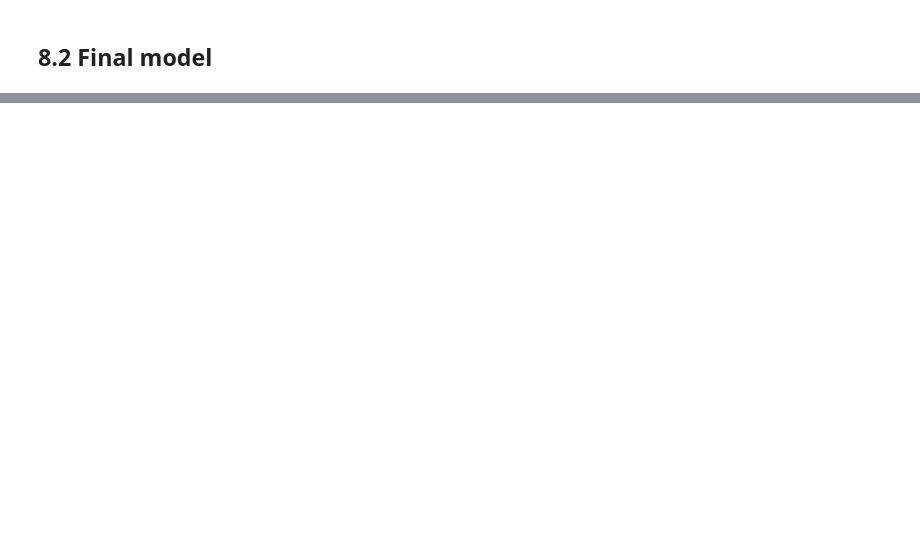
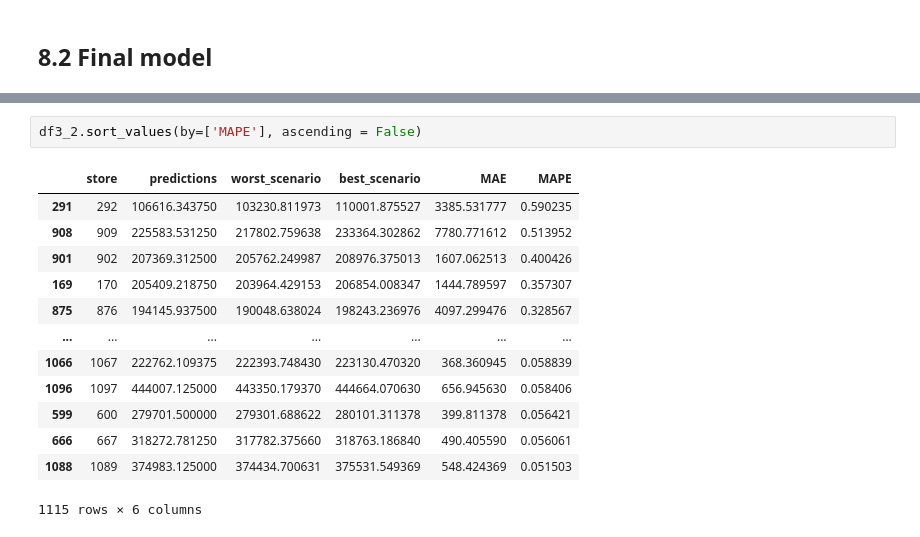
Before and after one commit to PedroPauloMR/ds_em_producao, a Jupyter notebook: main.ipynb, the cells around one changed output, grey strips where cells are left out. Saved outputs shown, nothing was run; the diff lists cells and outputs as text; blank space fills up the shorter version.

```diff
--- a/main.ipynb
+++ b/main.ipynb
@@ -1254,0 +1298,16 @@ xg_result_tuned
+# %%
+df3_2.sort_values(by=['MAPE'], ascending = False)
+# %% [output]
+|  | store | predictions | worst_scenario | best_scenario | MAE | MAPE |
+| 291 | 292 | 106616.343750 | 103230.811973 | 110001.875527 | 3385.531777 | 0.590235 |
+| 908 | 909 | 225583.531250 | 217802.759638 | 233364.302862 | 7780.771612 | 0.513952 |
+| 901 | 902 | 207369.312500 | 205762.249987 | 208976.375013 | 1607.062513 | 0.400426 |
+| 169 | 170 | 205409.218750 | 203964.429153 | 206854.008347 | 1444.789597 | 0.357307 |
+| 875 | 876 | 194145.937500 | 190048.638024 | 198243.236976 | 4097.299476 | 0.328567 |
+| ... | ... | ... | ... | ... | ... | ... |
+| 1066 | 1067 | 222762.109375 | 222393.748430 | 223130.470320 | 368.360945 | 0.058839 |
+| 1096 | 1097 | 444007.125000 | 443350.179370 | 444664.070630 | 656.945630 | 0.058406 |
+| 599 | 600 | 279701.500000 | 279301.688622 | 280101.311378 | 399.811378 | 0.056421 |
+| 666 | 667 | 318272.781250 | 317782.375660 | 318763.186840 | 490.405590 | 0.056061 |
+| 1088 | 1089 | 374983.125000 | 374434.700631 | 375531.549369 | 548.424369 | 0.051503 |
+1115 rows × 6 columns
```
Also changed, not shown: parts of 16 cells of this notebook, 1 other file.
